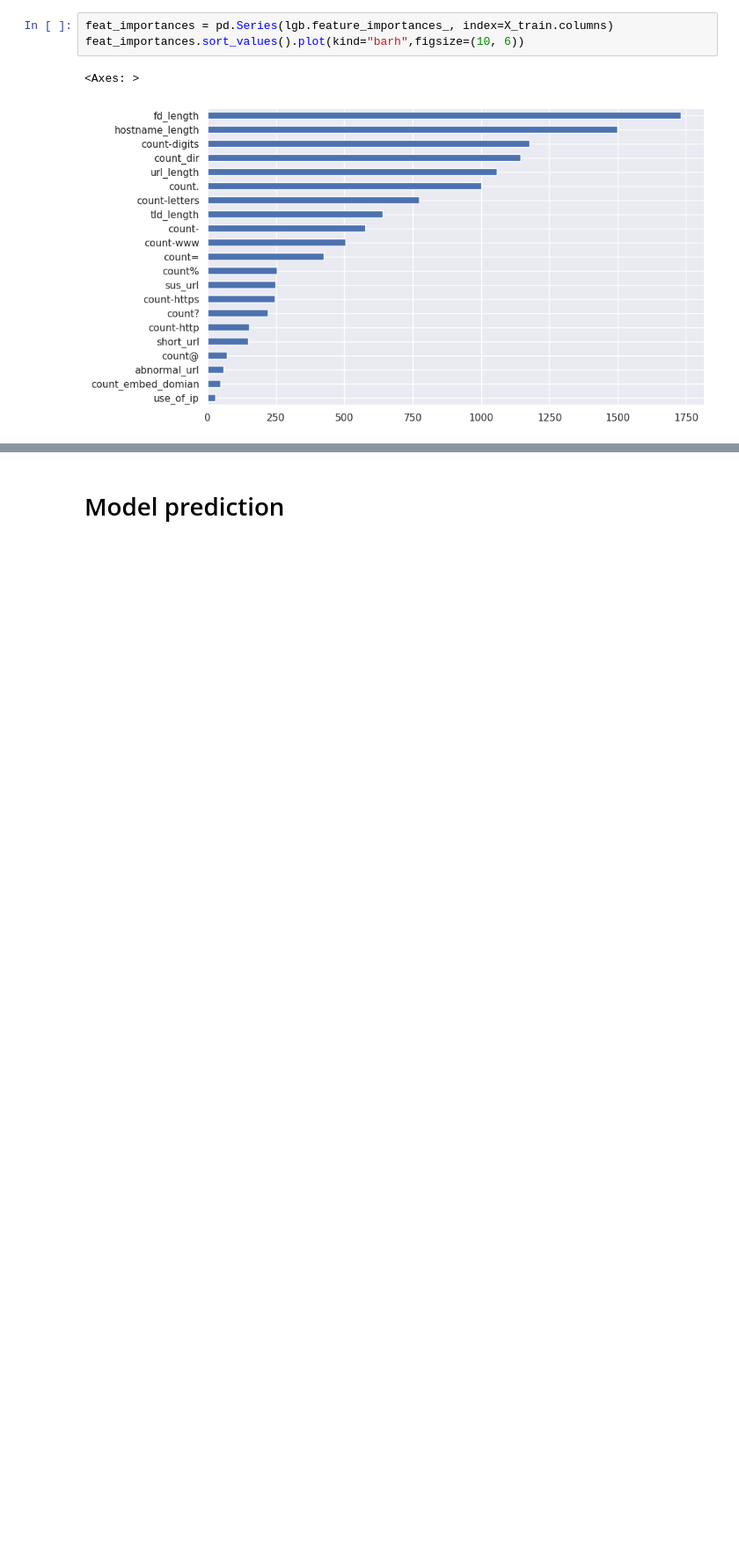
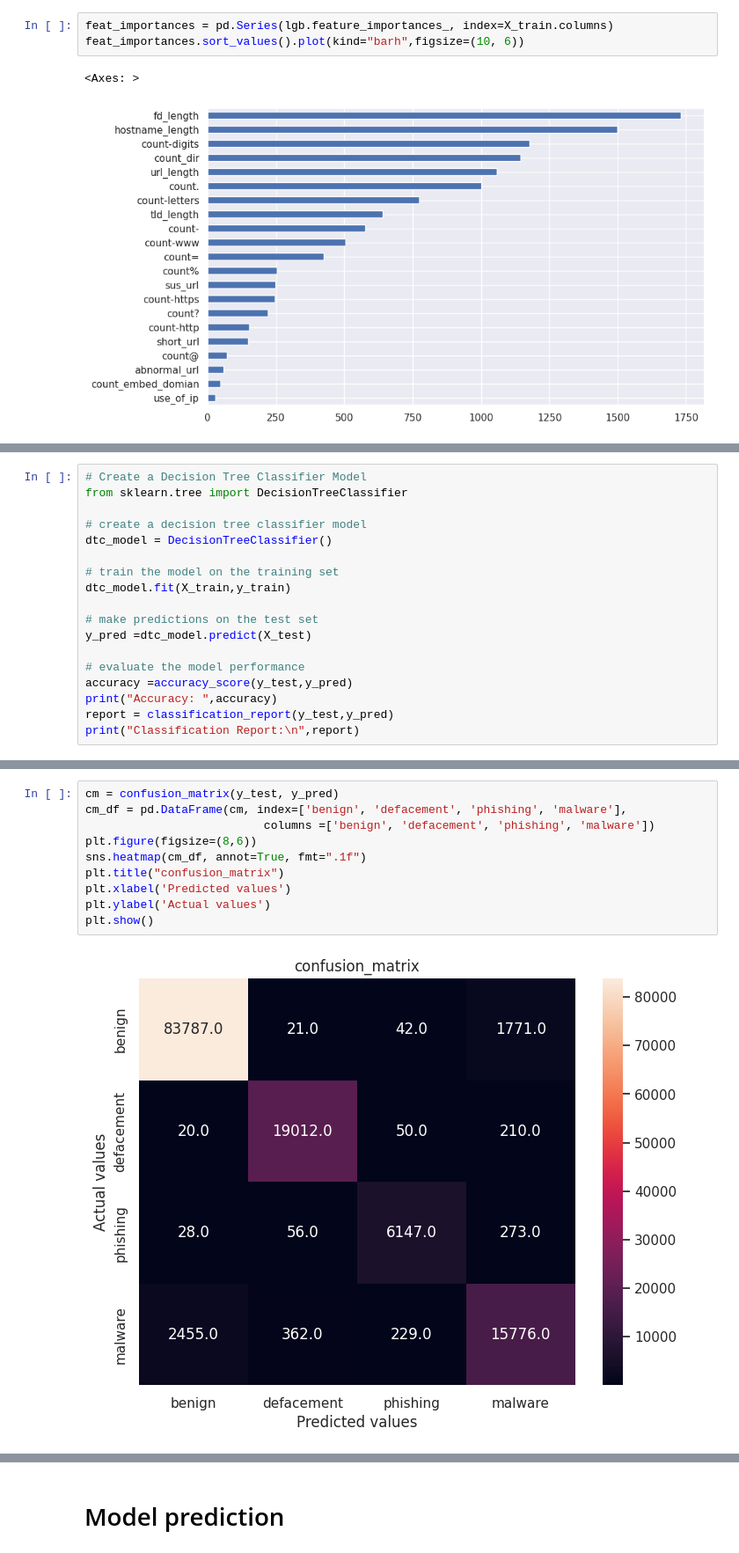
Before and after one commit to aamirigithub/AI4Cyber, a Jupyter notebook: AI4Cyber_Phishing.ipynb, the cells around one changed output, grey strips where cells are left out. Shown at 88% size. Cells and saved outputs as stored; diff of their text form; blank space fills up the shorter version.

```diff
--- a/AI4Cyber_Phishing.ipynb
+++ b/AI4Cyber_Phishing.ipynb
@@ -587,0 +673,18 @@ feat_importances.sort_values().plot(kind="barh",figsize=(10, 6))
+# %%
+# Create a Decision Tree Classifier Model
+from sklearn.tree import DecisionTreeClassifier
+
+# create a decision tree classifier model
+dtc_model = DecisionTreeClassifier()
+
+# train the model on the training set
+dtc_model.fit(X_train,y_train)
+
+# make predictions on the test set
+y_pred =dtc_model.predict(X_test)
+
+# evaluate the model performance
+accuracy =accuracy_score(y_test,y_pred)
+print("Accuracy: ",accuracy)
+report = classification_report(y_test,y_pred)
+print("Classification Report:\n",report)
@@ -587,0 +704,12 @@ feat_importances.sort_values().plot(kind="barh",figsize=(10, 6))
+# %%
+cm = confusion_matrix(y_test, y_pred)
+cm_df = pd.DataFrame(cm, index=['benign', 'defacement', 'phishing', 'malware'],
+                          columns =['benign', 'defacement', 'phishing', 'malware'])
+plt.figure(figsize=(8,6))
+sns.heatmap(cm_df, annot=True, fmt=".1f")
+plt.title("confusion_matrix")
+plt.xlabel('Predicted values')
+plt.ylabel('Actual values')
+plt.show()
+# %% [output]
+[figure, added]
```
Also changed, not shown: parts of 17 cells of this notebook.
